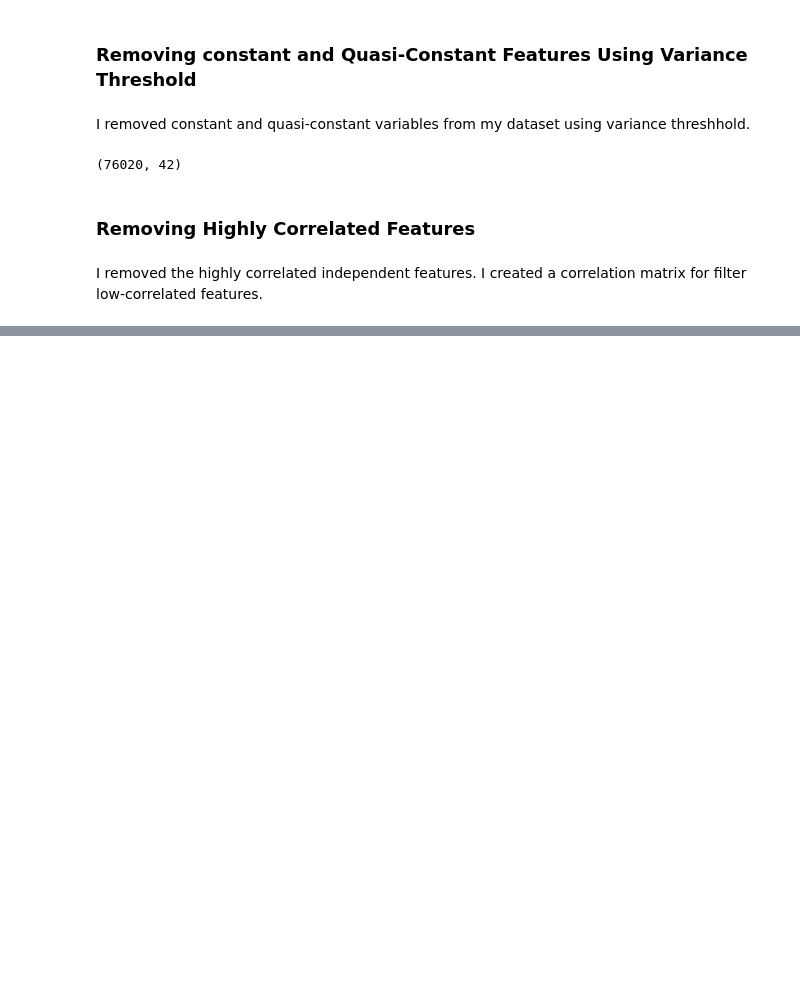
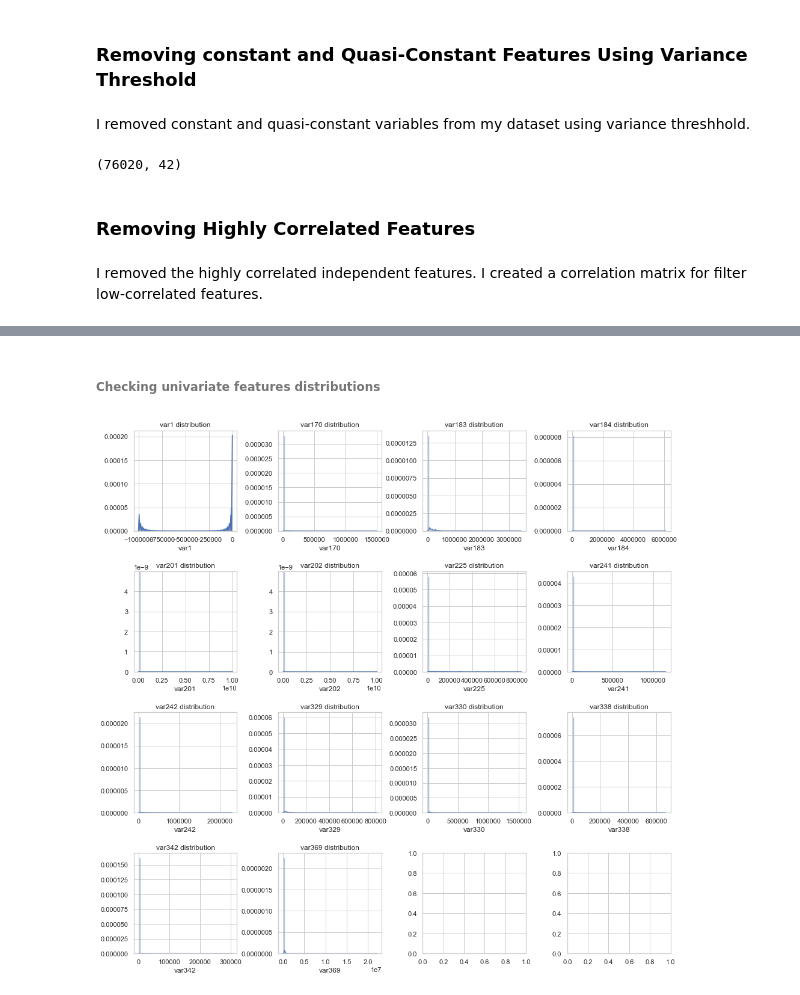
Before and after one commit to naiaraap/Predicting-Customer-Satisfaction-Level-from-Santander, a Jupyter notebook: CustomerSatisfactionLevelPrediction.ipynb, the cells around one changed output, grey strips where cells are left out. Cells and saved outputs as stored; diff of their text form; code cells hidden in the pictures; blank space fills up the shorter version.

```diff
--- a/CustomerSatisfactionLevelPrediction.ipynb
+++ b/CustomerSatisfactionLevelPrediction.ipynb
@@ -128,0 +141,3 @@ df_reduced_test.to_csv()
+# %%
+df_reduced_train = pd.read_csv("data/df_reduced_norm_train.csv")
+df_reduced_test = pd.read_csv("data/df_reduced_norm_test.csv")
@@ -128,0 +172,22 @@ df_reduced_test.to_csv()
+# %% [markdown]
+###### Checking univariate features distributions
+# %%
+df = df_reduced_train.drop("TARGET", axis=1)
+fig, axs = plt.subplots(ncols=4, nrows=4)
+plt.subplots_adjust(hspace = 0.4, wspace = 0.4)
+fig.set_size_inches(16, 16, forward=True)
+
+count = 0
+
+for i in range(4):
+    for j in range(4):
+        plt.sca(ax=axs[i][j])
+        if count < 14:
+            col = df.columns[count]
+            sns.distplot(df[col]).set_title(col +' distribution')
+        else:
+            break
+
+        count +=1
+# %% [output]
+[figure, added]
```
Also changed, not shown: parts of 36 cells of this notebook.
